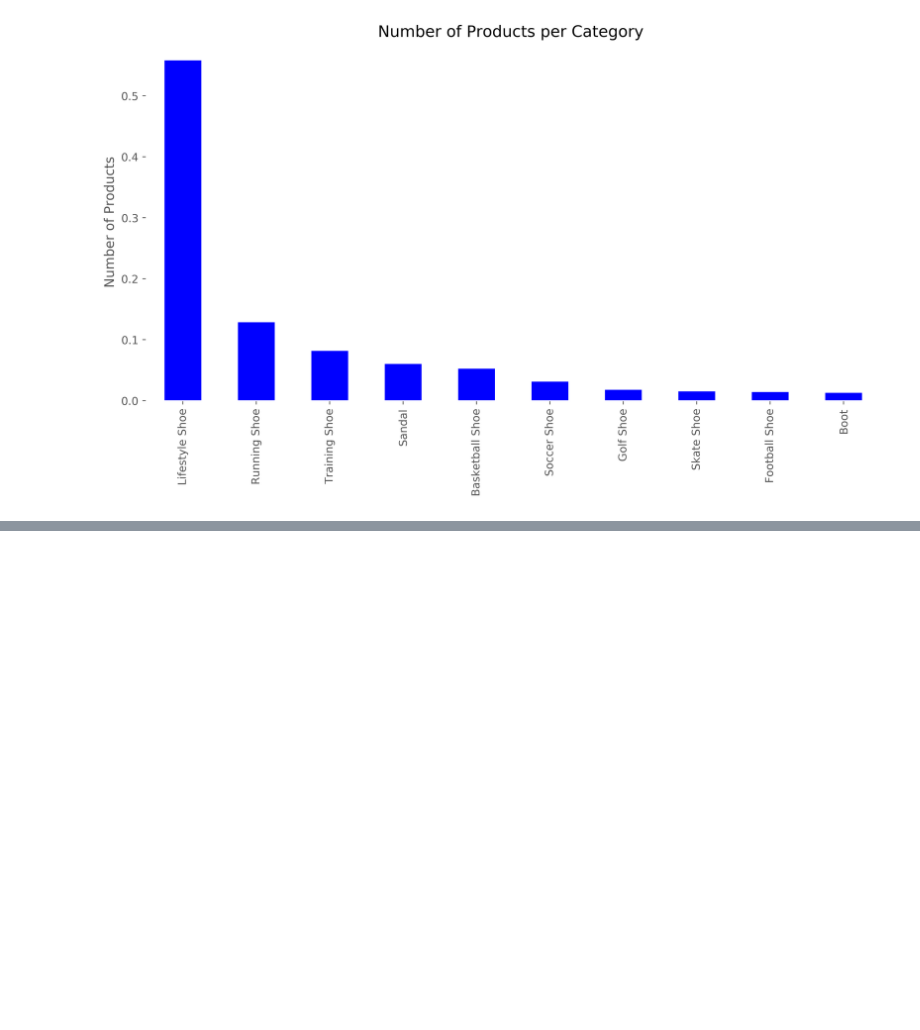
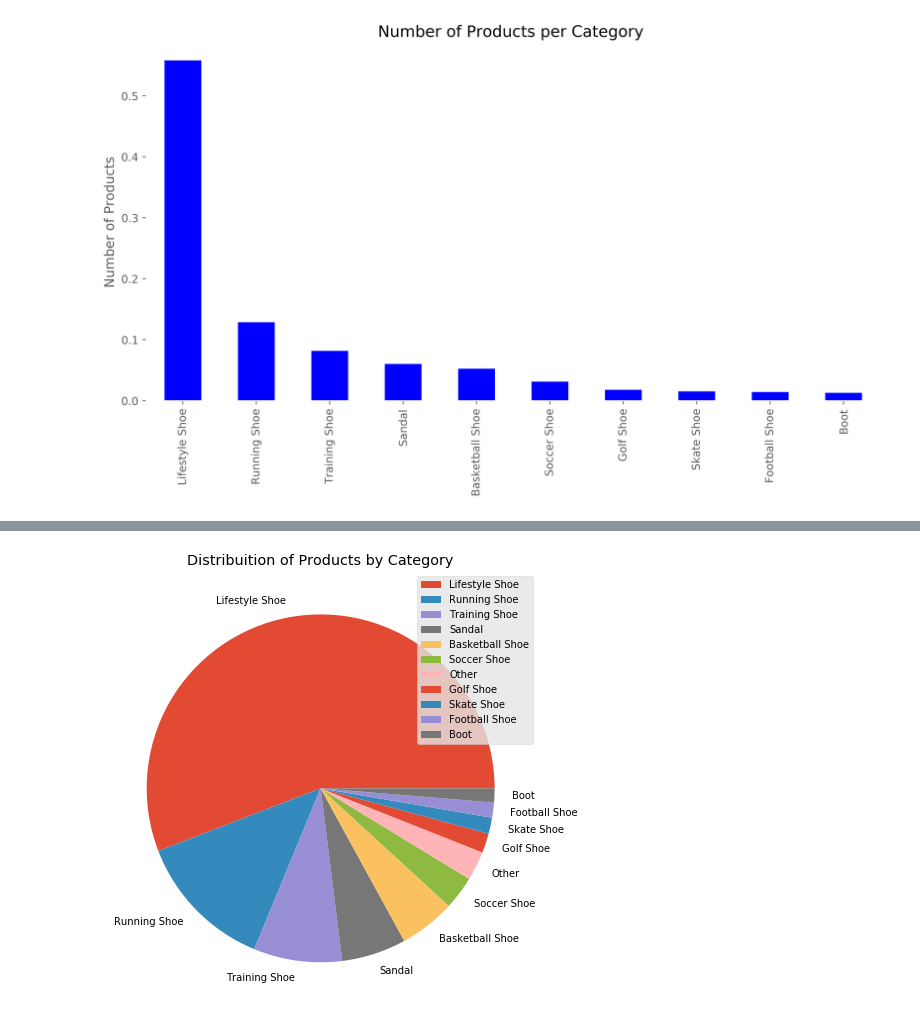
Before and after one commit to DanEllen/Nike-Shoes-Web-Scrape-and-Analysis, a Jupyter notebook: Data Analysis.ipynb, the cells around one changed output, grey strips where cells are left out. Drawn from its saved outputs; the diff is of its cells as text; code cells hidden in the pictures; blank space fills up the shorter version.

```diff
--- a/Data Analysis.ipynb
+++ b/Data Analysis.ipynb
@@ -251,0 +276,22 @@ df1
+# %%
+# 1. Pie chart of number of products per category by Gender
+
+# Preparing the data
+df_men = df[df['gender']=='men'].groupby('category').size().reset_index(name='counts')
+df_men['counts'] = (100. * df_men['counts'] / df_men['counts'].sum()).round(1)
+df_men['category'] = np.where(df_men.counts < 1,'Other', df_men.category)
+df_men = df_men.groupby('category').sum().reset_index()
+
+df_woman = df[df['gender']=='woman'].groupby('category').size().reset_index(name='counts')
+df_woman['counts'] = (100. * df_woman['counts'] / df_woman['counts'].sum()).round(1)
+df_woman['category'] = np.where(df_woman.counts < 2,'Other', df_woman.category)
+df_woman = df_woman.groupby('category').sum().reset_index()
+
+# Men pie chart
+df_men1 = df_men.groupby('category').mean().sort_values(by = 'counts', ascending=False)
+df_men1.plot(kind='pie', subplots=True, figsize=(8, 8))
+plt.title("Distribuition of Products by Category")
+plt.ylabel("")
+plt.show()
+# %% [output]
+[figure, added]
```
Also changed, not shown: parts of 10 cells of this notebook, 1 other file.
